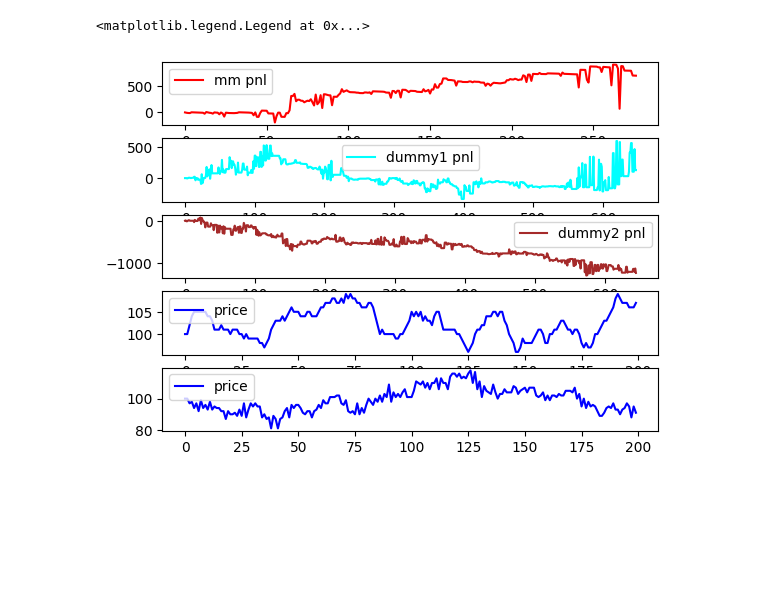
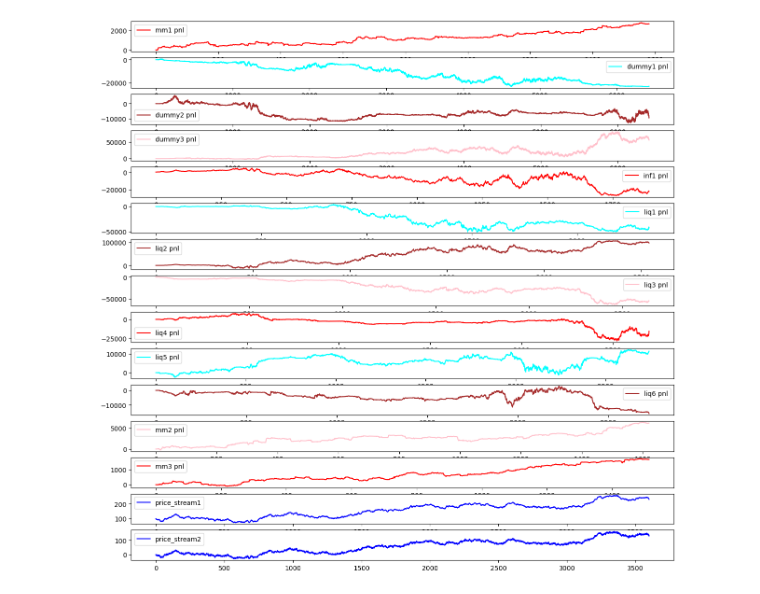
Before and after one commit to BobbyTrading/market_making_simulator, a Jupyter notebook: simulator.ipynb, the cells around one changed output. Cells and saved outputs as stored; diff of their text form; code cells hidden in the pictures; blank space fills up the shorter version.

Commit message:
add informed trader and liquidator

```diff
--- a/simulator.ipynb
+++ b/simulator.ipynb
@@ -10,8 +13,13 @@ from utils import generate_price_stream
 tick_size = 1
 arparams = [.75, .25]
 maparams = [.65, .35]
-price_stream_1 = generate_price_stream(200, arparams, maparams, tick_size)
-price_stream_2 = price_stream_1 + generate_price_stream(200, [-0.75], [2.0], tick_size) - 100
+price_length = 3600
+# %%
+price_stream_1 = generate_price_stream(price_length, arparams, maparams)
+price_stream_1 = np.round(price_stream_1 + 100) // tick_size * tick_size
+
+price_stream_2 = price_stream_1 + generate_price_stream(price_length, [-0.75], [2.0])
+price_stream_2 = np.round(price_stream_2 - 100) // tick_size * tick_size
 # %%
 market1 = Market(price_stream_1, tick_size)
 market2 = Market(price_stream_2, tick_size)
@@ -27,0 +28,16 @@ exchange.register_player(dummy2)
+# %%
+players = [
+    MarketMaker("mm1", 20, 0.2),
+    DummyTrader("dummy1"),
+    DummyTrader("dummy2"),
+    DummyTrader("dummy3"),
+    InformedTrader("inf1"),
+    Liquidator("liq1", intensity=2.0),
+    Liquidator("liq2", intensity=3.0),
+    Liquidator("liq3", intensity=4.0),
+    Liquidator("liq4", intensity=5.0),
+    Liquidator("liq5", intensity=6.0),
+    Liquidator("liq6", intensity=7.0),
+    MarketMaker("mm2", 50, 0.1),
+    MarketMaker("mm3", 10, 0.1)
+]
@@ -34,18 +57,21 @@ while not (market1.is_end or market2.is_end):
     exchange.match_orders()
     market1.tick()
     market2.tick()
-# %%
-fig, (ax1, ax2, ax3, ax4, ax5) = plt.subplots(5)
-ax1.plot(mm.pnl, c="red", label="mm pnl")
-ax1.legend()
-ax2.plot(dummy1.pnl, c="cyan", label="dummy1 pnl")
-ax2.legend()
-ax3.plot(dummy2.pnl, c="brown", label="dummy2 pnl")
-ax3.legend()
-ax4.plot(price_stream, c="blue", label="price")
-ax4.legend()
-ax5.plot(price_stream_2, c="blue", label="price")
-ax5.legend()
-# %% [output]
-<matplotlib.legend.Legend at 0x...>
-[figure, removed]
+# %%
+C = ["red", "cyan", "brown", "pink"]
+
+fig, axs = plt.subplots(len(players) + 2, figsize=(15, 15))
+
+for i in range(len(players)):
+    ax = axs[i]
+    c = C[i%len(C)]
+    ax.plot(players[i].pnl, c=c, label=f"{players[i].id} pnl")
+    ax.legend()
+
+axs[-2].plot(price_stream_1, c="blue", label="price_stream1")
+axs[-2].legend()
+axs[-1].plot(price_stream_2, c="blue", label="price_stream2")
+axs[-1].legend()
+plt.show()
+# %% [output]
+[figure, added]
```
Also changed, not shown: parts of 6 cells of this notebook, 7 other files.
